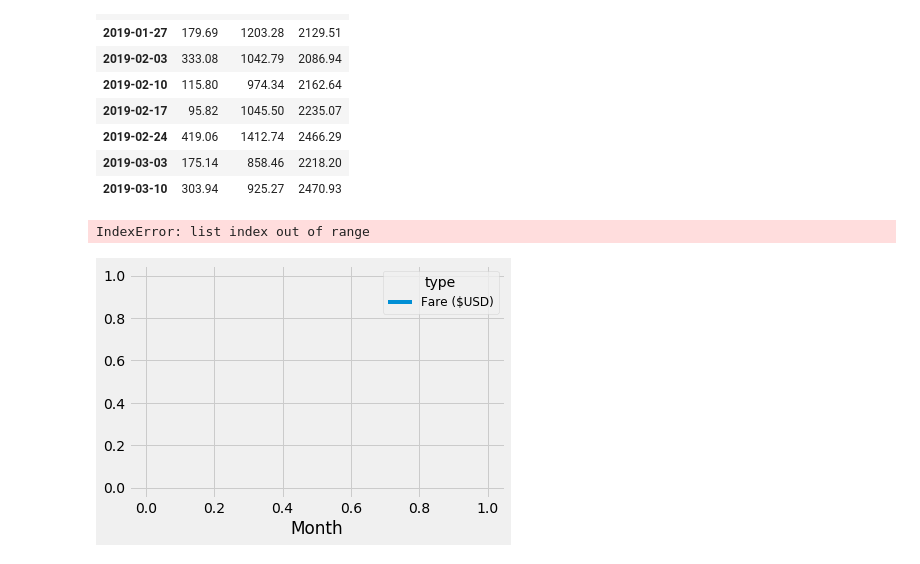
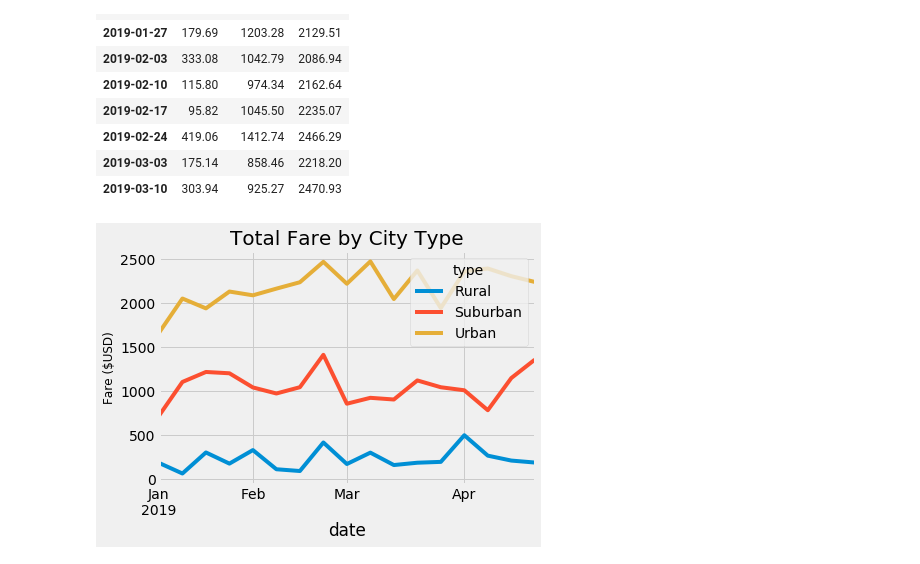
Before and after one commit to JoseLPascual/PyBer_Analysis, a Jupyter notebook: PyBer_Challenge.ipynb, the cells around one changed output. Drawn from its saved outputs; the diff is of its cells as text; code cells hidden in the pictures.

```diff
--- a/PyBer_Challenge.ipynb
+++ b/PyBer_Challenge.ipynb
@@ -159,30 +145,22 @@ fare_analysis_week.head(10)
 # %%
 # 8. Using the object-oriented interface method, plot the resample DataFrame using the df.plot() function.
 
 # Import the style from Matplotlib.
 from matplotlib import style
 # Use the graph style fivethirtyeight.
 style.use('fivethirtyeight')
 
-df = pd.DataFrame(fare_amount_pivot,columns=['Month','Fare ($USD)'])
-df.plot(x ='Month', y='Fare ($USD)', kind = 'line')
+df = fare_analysis_week
+df.plot(kind = 'line')
 
 # Incorporate the other graph properties
-#plt.title("Total Fare by City Type", fontsize=20)
-#plt.ylabel("Fare ($USD)", fontsize=12)
+plt.title("Total Fare by City Type", fontsize=20)
+plt.ylabel("Fare ($USD)", fontsize=12)
 plt.grid(True)
 
-# Create a legend
-lgnd = plt.legend(fontsize="12", mode="Expanded",
-         loc="best", title="type")
-lgnd.legendHandles[0]._sizes = [75]
-lgnd.legendHandles[1]._sizes = [75]
-lgnd.legendHandles[2]._sizes = [75]
-lgnd.get_title().set_fontsize(12)
 # Save the figure.
 plt.savefig("Analysis/PyBer_fare_summary.png")
 # Show the plot
 plt.show()
 # %% [output]
-IndexError: list index out of range
-[figure, old version]
+[figure, new version]
```
Also changed, not shown: parts of 4 cells of this notebook.
